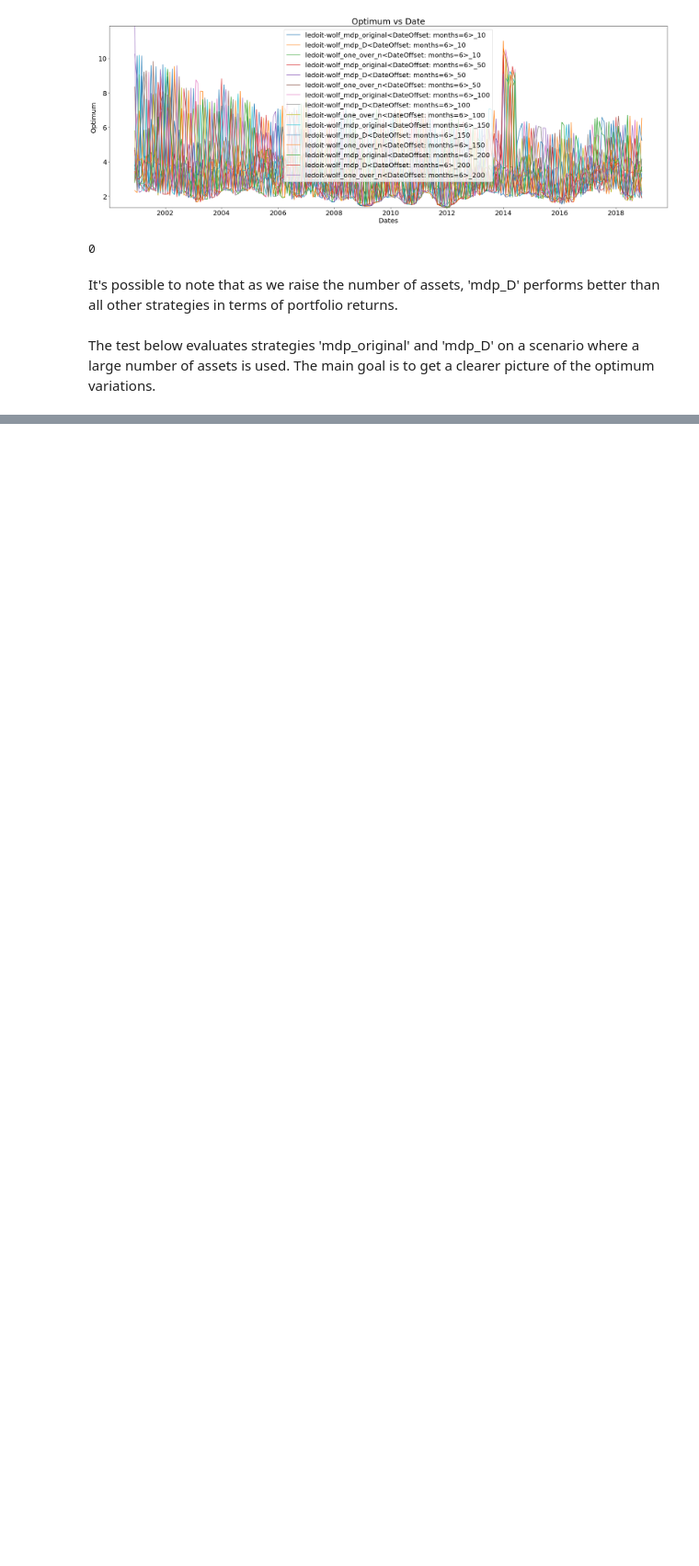
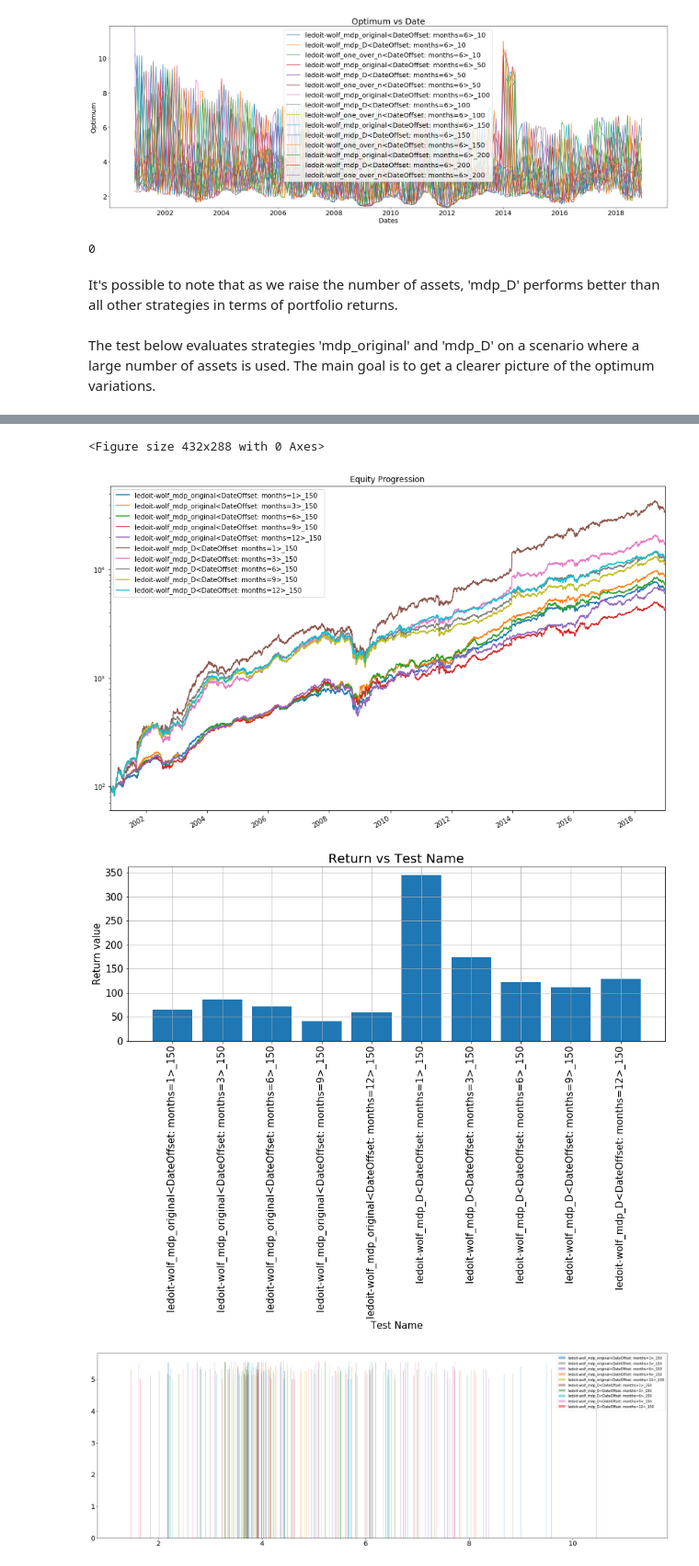
Before and after one commit to lmedeiro/portfolio_optimization_research, a Jupyter notebook: experiment_and_results.ipynb, the cells around one changed output, grey strips where cells are left out. Shown at 92% size. Drawn from its saved outputs; the diff is of its cells as text; code cells hidden in the pictures; blank space fills up the shorter version.

```diff
--- a/experiment_and_results.ipynb
+++ b/experiment_and_results.ipynb
@@ -219,21 +245,19 @@ It's possible to note that as we raise the number of assets, 'mdp_D' performs be
 # %% [markdown]
 The test below evaluates strategies 'mdp_original' and 'mdp_D' on a scenario where a large number of assets is used. The main goal is to get a clearer picture of the optimum variations.
 # %%
-weight_strategy_names = ['mdp_original', 'mdp_D', 'one_over_n']
+weight_strategy_names = ['mdp_original', 'mdp_D']
 
 covariance_methods = ['ledoit-wolf']
 number_of_assets = [150]
-lookback_periods=[pd.DateOffset(months=6)]
+lookback_periods=[pd.DateOffset(months=1), pd.DateOffset(months=3), pd.DateOffset(months=6),
+                  pd.DateOffset(months=9), pd.DateOffset(months=12),
+                 ]
 lag_times = [pd.DateOffset(months=0)]
 # q is quantity (number of shares)
 # p is price
 #commission_fn_a = lambda q, p: q * p * 0.002
 commission_functions = [None]
 strat_res.OPTIMUM_CONTAINER = {'date': [], 'value': []}
-if test_container:
-    del test_container
-if strategy_container:
-    del strategy_container
 strategy_container, test_container = strat_res.build_test(number_of_assets,
                 data,
                 # optimum_container=optimum_container,
@@ -241,11 +265,9 @@ strategy_container, test_container = strat_res.build_test(number_of_assets,
                 weight_strategy_names=weight_strategy_names,
                 commission_functions=commission_functions,
                 lookback_periods=lookback_periods, lag_times=lag_times,
-                add_random_strategy=False, add_one_over_n_strategy=False,
-                )
-if result:
-    del result
+                add_random_strategy=False, add_one_over_n_strategy=False,)
 result = bt.run(*test_container)
 strat_res.show_results(result, covariance_methods, test_container, show_return_graph=True,
                        show_value_added_graph=False,
-                       show_optimum_graph=True)
+                       show_optimum_graph=True,
+                      show_optimum_vs_period_graph=True)
@@ -265,0 +274,10 @@ ledoit-wolf_one_over_n<DateOffset: months=6>_150
+# %%
+strat_res.show_results(result, covariance_methods, test_container, show_return_graph=True,
+                       show_value_added_graph=False,
+                       show_optimum_graph=False,
+                      show_optimum_vs_period_graph=True)
+# %% [output]
+<Figure size 432x288 with 0 Axes>
+[figure, added]
+[figure, added]
+[figure, added]
```
Also changed, not shown: parts of 10 cells of this notebook, 1 other file.
